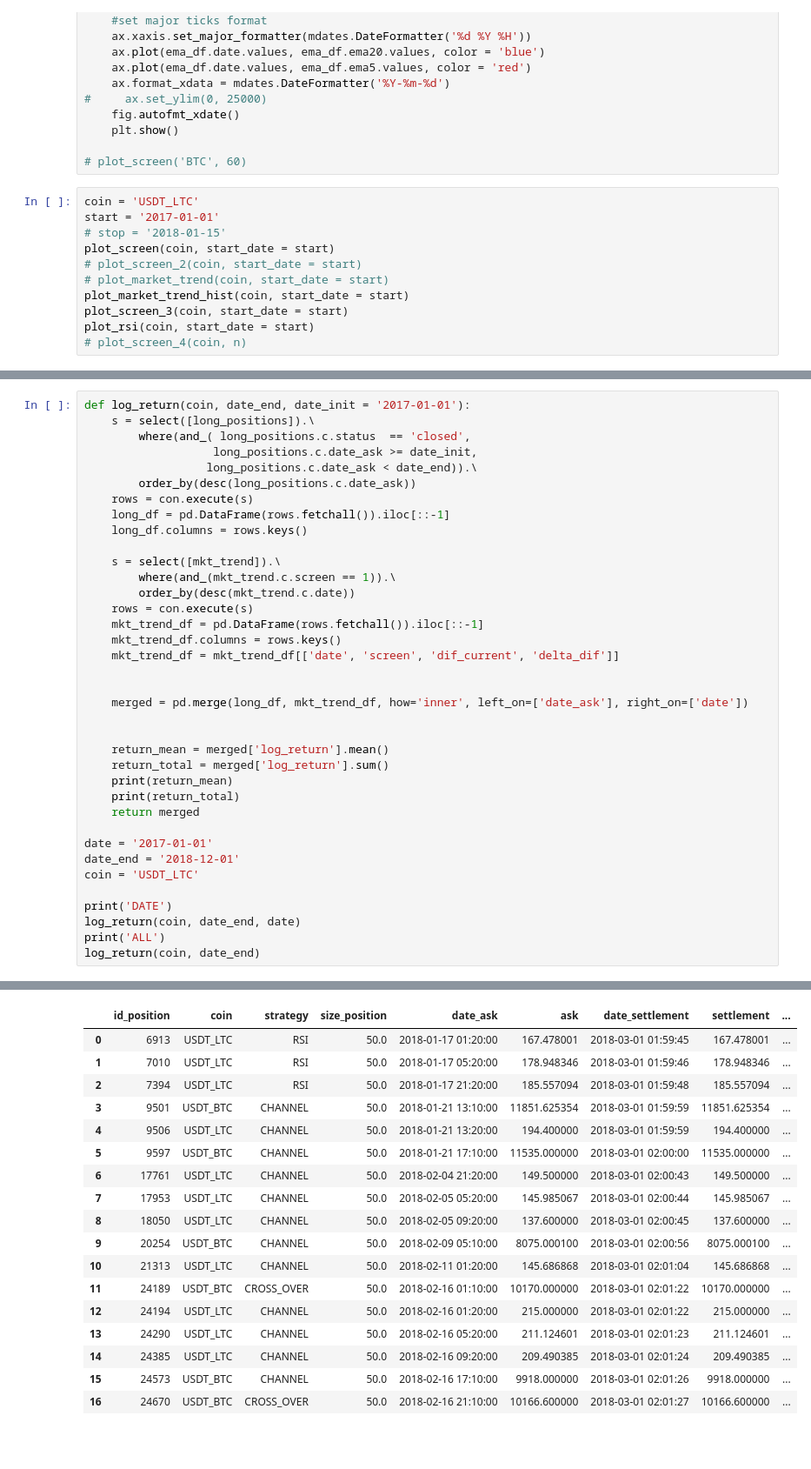
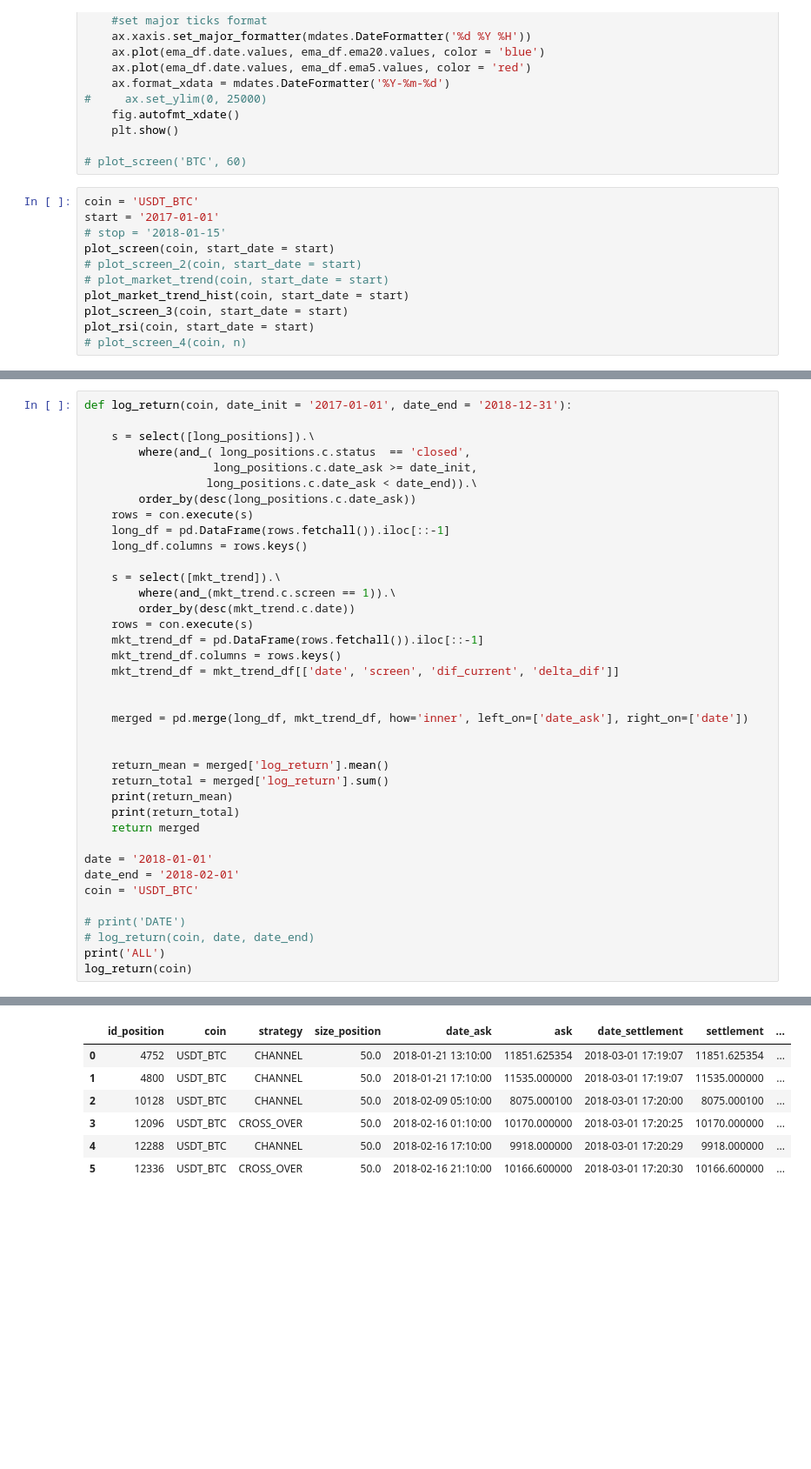
Before and after one commit to eduardocurado/crypto_bot, a Jupyter notebook: Crypto_trader_performance_analysis.ipynb, the cells around one changed output, grey strips where cells are left out. Shown at 87% size. Drawn from its saved outputs; the diff is of its cells as text; blank space fills up the shorter version.

```diff
--- a/Crypto_trader_performance_analysis.ipynb
+++ b/Crypto_trader_performance_analysis.ipynb
@@ -313,7 +313,7 @@ def plot_screen_3(coin,\
 
 # plot_screen('BTC', 60)
 # %%
-coin = 'USDT_LTC'
+coin = 'USDT_BTC'
 start = '2017-01-01'
 # stop = '2018-01-15'
 plot_screen(coin, start_date = start)
@@ -332,5 +332,6 @@ plot_rsi(coin, start_date = start)
 # %%
-def log_return(coin, date_end, date_init = '2017-01-01'):
+def log_return(coin, date_init = '2017-01-01', date_end = '2018-12-31'):
+
     s = select([long_positions]).\
         where(and_( long_positions.c.status  == 'closed',
                    long_positions.c.date_ask >= date_init,
@@ -358,12 +359,12 @@ def log_return(coin, date_end, date_init = '2017-01-01'):
     print(return_total)
     return merged
 
-date = '2017-01-01'
-date_end = '2018-12-01'
-coin = 'USDT_LTC'
+date = '2018-01-01'
+date_end = '2018-02-01'
+coin = 'USDT_BTC'
 
-print('DATE')
-log_return(coin, date_end, date)
+# print('DATE')
+# log_return(coin, date, date_end)
 print('ALL')
-log_return(coin, date_end)
+log_return(coin)
 # %% [output]
@@ -376,21 +374,10 @@ ALL
 |  | id_position | coin | strategy | size_position | date_ask | ask | date_settlement | settlement | ... |
-| 0 | 6913 | USDT_LTC | RSI | 50.0 | 2018-01-17 01:20:00 | 167.478001 | 2018-03-01 01:59:45 | 167.478001 | ... |
-| 1 | 7010 | USDT_LTC | RSI | 50.0 | 2018-01-17 05:20:00 | 178.948346 | 2018-03-01 01:59:46 | 178.948346 | ... |
-| 2 | 7394 | USDT_LTC | RSI | 50.0 | 2018-01-17 21:20:00 | 185.557094 | 2018-03-01 01:59:48 | 185.557094 | ... |
-| 3 | 9501 | USDT_BTC | CHANNEL | 50.0 | 2018-01-21 13:10:00 | 11851.625354 | 2018-03-01 01:59:59 | 11851.625354 | ... |
-| 4 | 9506 | USDT_LTC | CHANNEL | 50.0 | 2018-01-21 13:20:00 | 194.400000 | 2018-03-01 01:59:59 | 194.400000 | ... |
-| 5 | 9597 | USDT_BTC | CHANNEL | 50.0 | 2018-01-21 17:10:00 | 11535.000000 | 2018-03-01 02:00:00 | 11535.000000 | ... |
-| 6 | 17761 | USDT_LTC | CHANNEL | 50.0 | 2018-02-04 21:20:00 | 149.500000 | 2018-03-01 02:00:43 | 149.500000 | ... |
-| 7 | 17953 | USDT_LTC | CHANNEL | 50.0 | 2018-02-05 05:20:00 | 145.985067 | 2018-03-01 02:00:44 | 145.985067 | ... |
-| 8 | 18050 | USDT_LTC | CHANNEL | 50.0 | 2018-02-05 09:20:00 | 137.600000 | 2018-03-01 02:00:45 | 137.600000 | ... |
-| 9 | 20254 | USDT_BTC | CHANNEL | 50.0 | 2018-02-09 05:10:00 | 8075.000100 | 2018-03-01 02:00:56 | 8075.000100 | ... |
-| 10 | 21313 | USDT_LTC | CHANNEL | 50.0 | 2018-02-11 01:20:00 | 145.686868 | 2018-03-01 02:01:04 | 145.686868 | ... |
-| 11 | 24189 | USDT_BTC | CROSS_OVER | 50.0 | 2018-02-16 01:10:00 | 10170.000000 | 2018-03-01 02:01:22 | 10170.000000 | ... |
-| 12 | 24194 | USDT_LTC | CHANNEL | 50.0 | 2018-02-16 01:20:00 | 215.000000 | 2018-03-01 02:01:22 | 215.000000 | ... |
-| 13 | 24290 | USDT_LTC | CHANNEL | 50.0 | 2018-02-16 05:20:00 | 211.124601 | 2018-03-01 02:01:23 | 211.124601 | ... |
-| 14 | 24385 | USDT_LTC | CHANNEL | 50.0 | 2018-02-16 09:20:00 | 209.490385 | 2018-03-01 02:01:24 | 209.490385 | ... |
-| 15 | 24573 | USDT_BTC | CHANNEL | 50.0 | 2018-02-16 17:10:00 | 9918.000000 | 2018-03-01 02:01:26 | 9918.000000 | ... |
-| 16 | 24670 | USDT_BTC | CROSS_OVER | 50.0 | 2018-02-16 21:10:00 | 10166.600000 | 2018-03-01 02:01:27 | 10166.600000 | ... |
+| 0 | 4752 | USDT_BTC | CHANNEL | 50.0 | 2018-01-21 13:10:00 | 11851.625354 | 2018-03-01 17:19:07 | 11851.625354 | ... |
+| 1 | 4800 | USDT_BTC | CHANNEL | 50.0 | 2018-01-21 17:10:00 | 11535.000000 | 2018-03-01 17:19:07 | 11535.000000 | ... |
+| 2 | 10128 | USDT_BTC | CHANNEL | 50.0 | 2018-02-09 05:10:00 | 8075.000100 | 2018-03-01 17:20:00 | 8075.000100 | ... |
+| 3 | 12096 | USDT_BTC | CROSS_OVER | 50.0 | 2018-02-16 01:10:00 | 10170.000000 | 2018-03-01 17:20:25 | 10170.000000 | ... |
+| 4 | 12288 | USDT_BTC | CHANNEL | 50.0 | 2018-02-16 17:10:00 | 9918.000000 | 2018-03-01 17:20:29 | 9918.000000 | ... |
+| 5 | 12336 | USDT_BTC | CROSS_OVER | 50.0 | 2018-02-16 21:10:00 | 10166.600000 | 2018-03-01 17:20:30 | 10166.600000 | ... |
 # %% [markdown]
 ##
 # %%
```
Also changed, not shown: parts of 3 cells of this notebook, 3 other files.
